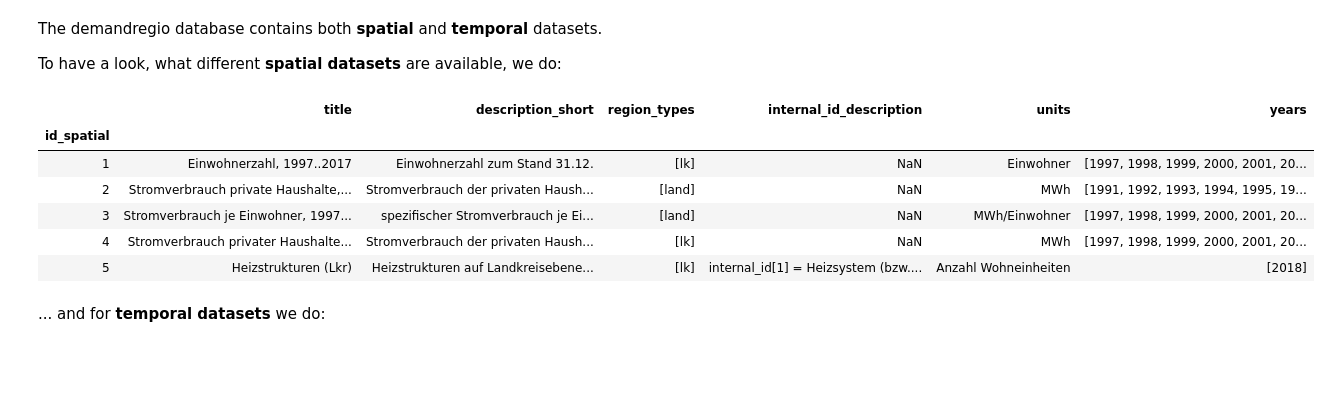
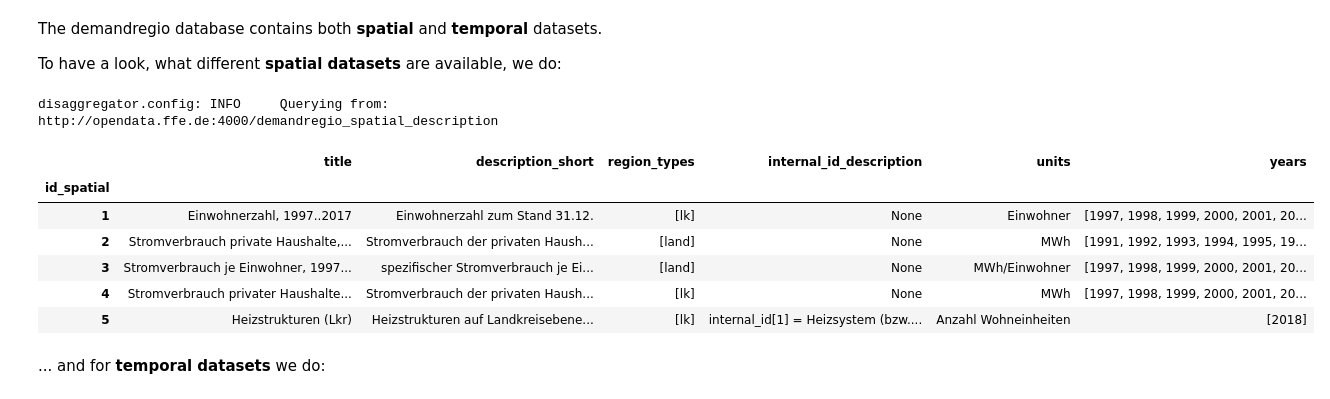
Before and after one commit to DemandRegioTeam/disaggregator, a Jupyter notebook: 01_Demo_data-and-config.ipynb, the cells around one changed output. Cells and saved outputs as stored; diff of their text form; code cells hidden in the pictures; blank space fills up the shorter version.

```diff
--- a/01_Demo_data-and-config.ipynb
+++ b/01_Demo_data-and-config.ipynb
@@ -67,15 +67,17 @@ The demandregio database contains both **spatial** and **temporal** datasets.
 
 To have a look, what different **spatial datasets** are available, we do:
 # %%
-df_spatial = data.database_description('spatial')
+df_spatial = data.database_description('spatial', force_update=True)
 df_spatial.head()
 # %% [output]
+disaggregator.config: INFO     Querying from:
+http://opendata.ffe.de:4000/demandregio_spatial_description
 |  | title | description_short | region_types | internal_id_description | units | years |
 | id_spatial |  |  |  |  |  |  |
-| 1 | Einwohnerzahl, 1997..2017 | Einwohnerzahl zum Stand 31.12. | [lk] | NaN | Einwohner | [1997, 1998, 1999, 2000, 2001, 20... |
-| 2 | Stromverbrauch private Haushalte,... | Stromverbrauch der privaten Haush... | [land] | NaN | MWh | [1991, 1992, 1993, 1994, 1995, 19... |
-| 3 | Stromverbrauch je Einwohner, 1997... | spezifischer Stromverbrauch je Ei... | [land] | NaN | MWh/Einwohner | [1997, 1998, 1999, 2000, 2001, 20... |
-| 4 | Stromverbrauch privater Haushalte... | Stromverbrauch der privaten Haush... | [lk] | NaN | MWh | [1997, 1998, 1999, 2000, 2001, 20... |
+| 1 | Einwohnerzahl, 1997..2017 | Einwohnerzahl zum Stand 31.12. | [lk] | None | Einwohner | [1997, 1998, 1999, 2000, 2001, 20... |
+| 2 | Stromverbrauch private Haushalte,... | Stromverbrauch der privaten Haush... | [land] | None | MWh | [1991, 1992, 1993, 1994, 1995, 19... |
+| 3 | Stromverbrauch je Einwohner, 1997... | spezifischer Stromverbrauch je Ei... | [land] | None | MWh/Einwohner | [1997, 1998, 1999, 2000, 2001, 20... |
+| 4 | Stromverbrauch privater Haushalte... | Stromverbrauch der privaten Haush... | [lk] | None | MWh | [1997, 1998, 1999, 2000, 2001, 20... |
 | 5 | Heizstrukturen (Lkr) | Heizstrukturen auf Landkreisebene... | [lk] | internal_id[1] = Heizsystem (bzw.... | Anzahl Wohneinheiten | [2018] |
 # %% [markdown]
 ... and for **temporal datasets** we do:
```
Also changed, not shown: parts of 1 cell of this notebook.
